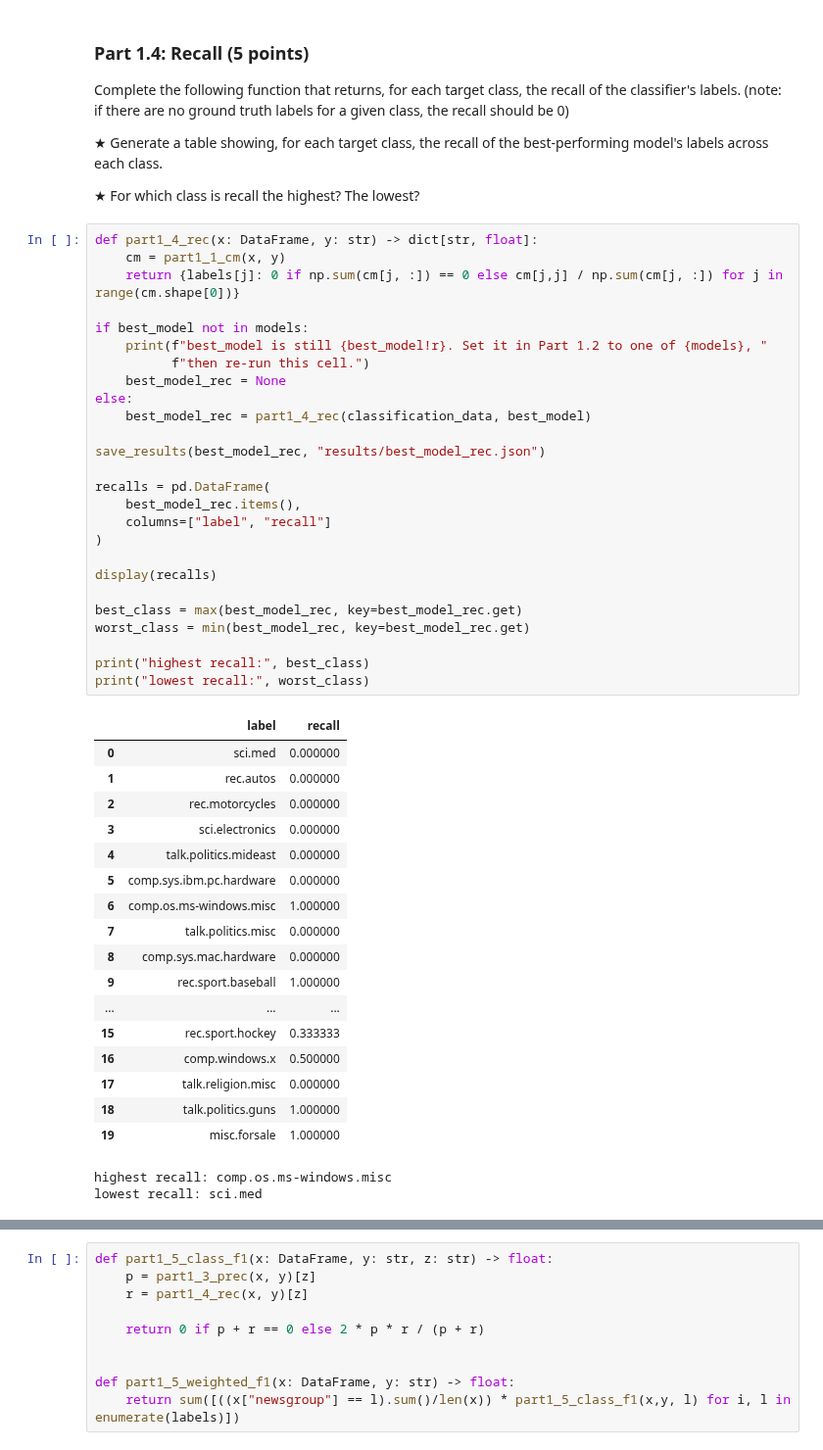
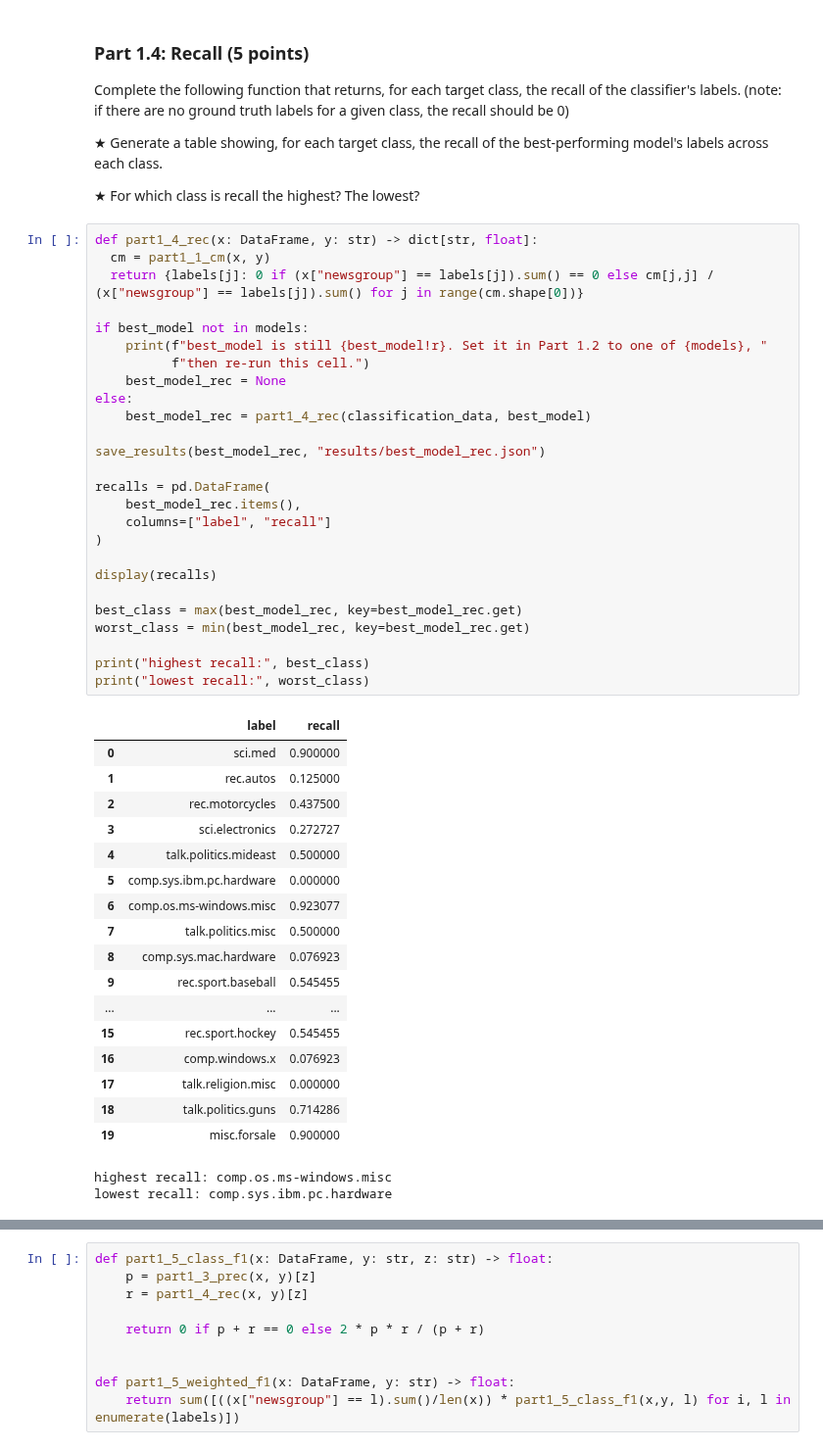
Before and after one commit to B03C9DED28E4/Audio-Tutorial-EECS183A-Fall-25, a Jupyter notebook: HW1.ipynb, the cells around one changed output, grey strips where cells are left out. Shown at 98% size. Cells and saved outputs as stored; diff of their text form.

```diff
--- a/HW1.ipynb
+++ b/HW1.ipynb
@@ -562,50 +562,50 @@ Complete the following function that returns, for each target class, the recall
 ★ For which class is recall the highest? The lowest?
 # %%
 def part1_4_rec(x: DataFrame, y: str) -> dict[str, float]:
-    cm = part1_1_cm(x, y)
-    return {labels[j]: 0 if np.sum(cm[j, :]) == 0 else cm[j,j] / np.sum(cm[j, :]) for j in range(cm.shape[0])}
+  cm = part1_1_cm(x, y)
+  return {labels[j]: 0 if (x["newsgroup"] == labels[j]).sum() == 0 else cm[j,j] / (x["newsgroup"] == labels[j]).sum() for j in range(cm.shape[0])}
 
 if best_model not in models:
     print(f"best_model is still {best_model!r}. Set it in Part 1.2 to one of {models}, "
           f"then re-run this cell.")
     best_model_rec = None
 else:
     best_model_rec = part1_4_rec(classification_data, best_model)
 
 save_results(best_model_rec, "results/best_model_rec.json")
 
 recalls = pd.DataFrame(
     best_model_rec.items(),
     columns=["label", "recall"]
 )
 
 display(recalls)
 
 best_class = max(best_model_rec, key=best_model_rec.get)
 worst_class = min(best_model_rec, key=best_model_rec.get)
 
 print("highest recall:", best_class)
 print("lowest recall:", worst_class)
 # %% [output]
 |  | label | recall |
-| 0 | sci.med | 0.000000 |
-| 1 | rec.autos | 0.000000 |
-| 2 | rec.motorcycles | 0.000000 |
-| 3 | sci.electronics | 0.000000 |
-| 4 | talk.politics.mideast | 0.000000 |
+| 0 | sci.med | 0.900000 |
+| 1 | rec.autos | 0.125000 |
+| 2 | rec.motorcycles | 0.437500 |
+| 3 | sci.electronics | 0.272727 |
+| 4 | talk.politics.mideast | 0.500000 |
 | 5 | comp.sys.ibm.pc.hardware | 0.000000 |
-| 6 | comp.os.ms-windows.misc | 1.000000 |
-| 7 | talk.politics.misc | 0.000000 |
-| 8 | comp.sys.mac.hardware | 0.000000 |
-| 9 | rec.sport.baseball | 1.000000 |
+| 6 | comp.os.ms-windows.misc | 0.923077 |
+| 7 | talk.politics.misc | 0.500000 |
+| 8 | comp.sys.mac.hardware | 0.076923 |
+| 9 | rec.sport.baseball | 0.545455 |
 | ... | ... | ... |
-| 15 | rec.sport.hockey | 0.333333 |
-| 16 | comp.windows.x | 0.500000 |
+| 15 | rec.sport.hockey | 0.545455 |
+| 16 | comp.windows.x | 0.076923 |
 | 17 | talk.religion.misc | 0.000000 |
-| 18 | talk.politics.guns | 1.000000 |
-| 19 | misc.forsale | 1.000000 |
+| 18 | talk.politics.guns | 0.714286 |
+| 19 | misc.forsale | 0.900000 |
 highest recall: comp.os.ms-windows.misc
-lowest recall: sci.med
+lowest recall: comp.sys.ibm.pc.hardware
 # %% [markdown]
 ### Part 1.5: F1 (5 points)
 
```
Also changed, not shown: parts of 24 cells of this notebook.
